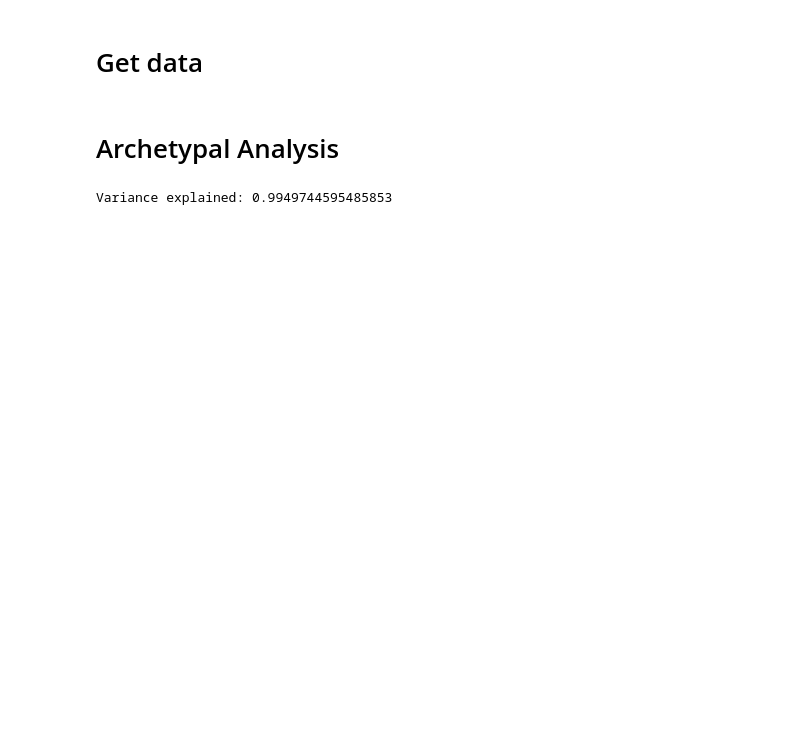
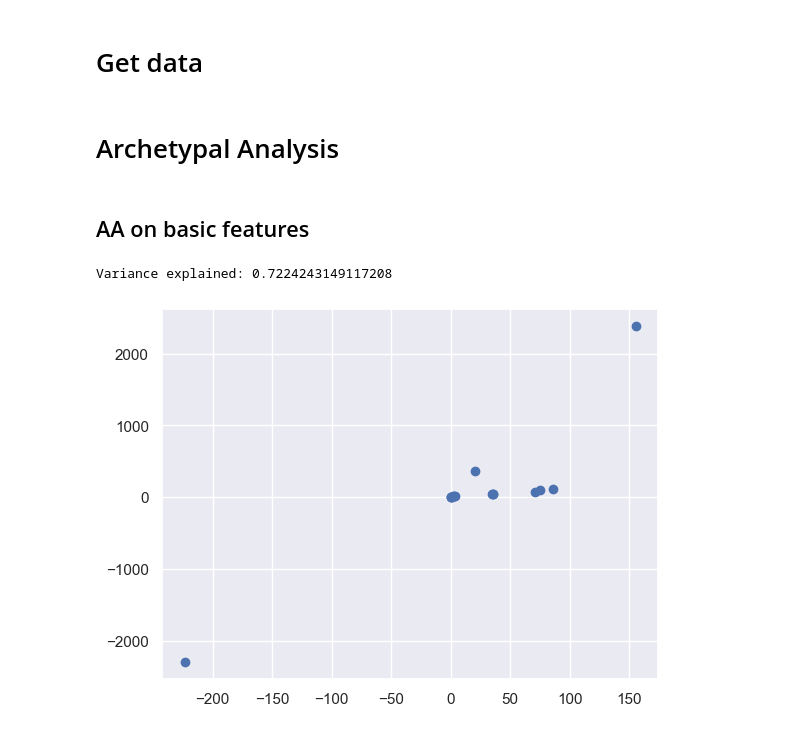
Before and after one commit to tbarcinski/02582-Computational-Data-Analysis, a Jupyter notebook: Case2/AA.ipynb, the cells around one changed output. Cells and saved outputs as stored; diff of their text form; code cells hidden in the pictures; blank space fills up the shorter version.

```diff
--- a/Case2/AA.ipynb
+++ b/Case2/AA.ipynb
@@ -25,13 +27,14 @@ for path in metadata['Path']:
 basic_ds = pd.DataFrame(basic_ds, columns = feature_names)
 # %% [markdown]
 # Archetypal Analysis
+# %% [markdown]
+## AA on basic features
 # %%
-X = basic_ds.copy()
-n_components = 3
+X = basic_ds
+n_components = 1
 
 # Does not require that you center data
 XC, S, C, SSE, varexpl = py_pcha.PCHA(np.asarray(X.T), noc=n_components, delta=0.1)
-XC = np.asarray(XC)
 S = np.asarray(S)
 C = np.asarray(C)
 
@@ -53,9 +56,15 @@ C = np.asarray(C)
 
 X_hat = X.T @ C @ S
 L = 0.5*np.linalg.norm(X.T-X_hat)**2
-components = XC.T
+components = np.asarray(XC.T)
 
-SST = np.sum(np.sum(Xtrain**2))
-print(f"Variance explained: {1-2*L/SST}")
+print(f"Variance explained: {varexpl}")
 # %% [output]
-Variance explained: 0.9949744595485853
+Variance explained: 0.7224243149117208
+# %%
+# Plot the two components
+plt.figure()
+plt.scatter(components[0], components[1])
+plt.show()
+# %% [output]
+[figure, added]
```
Also changed, not shown: parts of 11 cells of this notebook.
